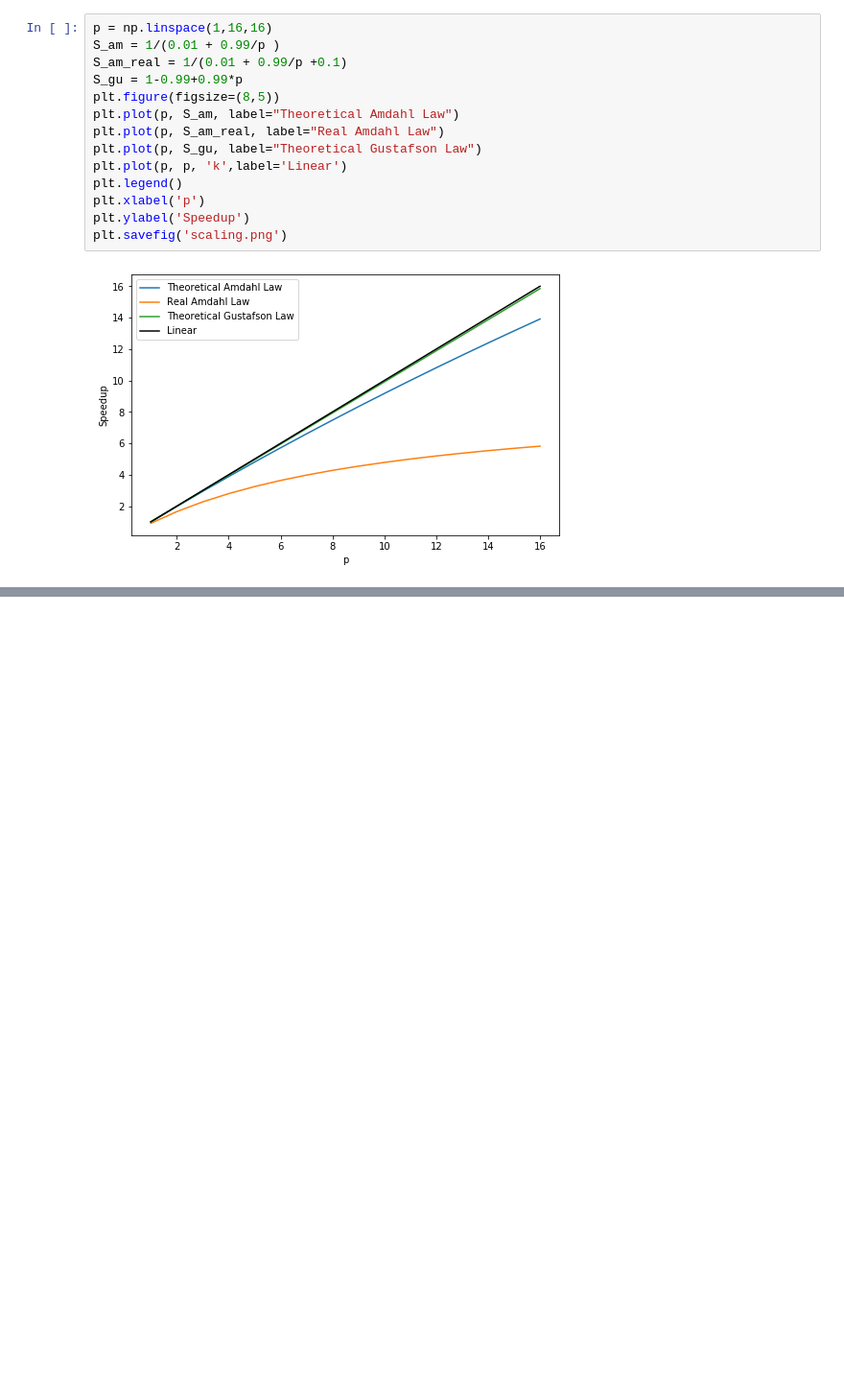
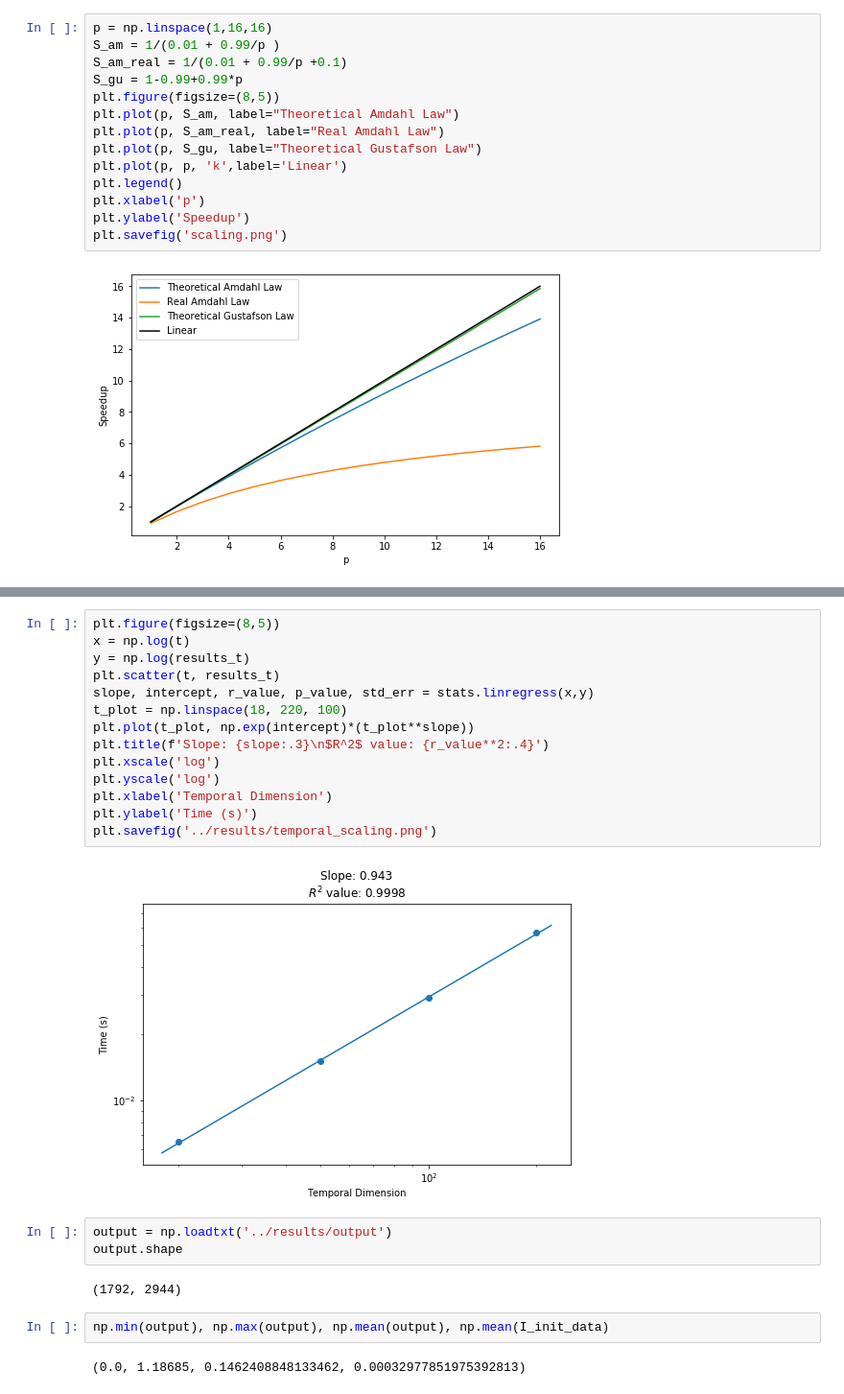
Before and after one commit to not-a-hot-dog/parallelized-disease-modeling, a Jupyter notebook: models/models.ipynb, the cells around one changed output, grey strips where cells are left out. Shown: that part at 96% size. Drawn from its saved outputs; the diff is of its cells as text; blank space fills up the shorter version.

```diff
--- a/models/models.ipynb
+++ b/models/models.ipynb
@@ -226,0 +261,25 @@ for i in range(6):
+# %%
+plt.figure(figsize=(8,5))
+x = np.log(t)
+y = np.log(results_t)
+plt.scatter(t, results_t)
+slope, intercept, r_value, p_value, std_err = stats.linregress(x,y)
+t_plot = np.linspace(18, 220, 100)
+plt.plot(t_plot, np.exp(intercept)*(t_plot**slope))
+plt.title(f'Slope: {slope:.3}\n$R^2$ value: {r_value**2:.4}')
+plt.xscale('log')
+plt.yscale('log')
+plt.xlabel('Temporal Dimension')
+plt.ylabel('Time (s)')
+plt.savefig('../results/temporal_scaling.png')
+# %% [output]
+[figure, added]
+# %%
+output = np.loadtxt('../results/output')
+output.shape
+# %% [output]
+(1792, 2944)
+# %%
+np.min(output), np.max(output), np.mean(output), np.mean(I_init_data)
+# %% [output]
+(0.0, 1.18685, 0.1462408848133462, 0.00032977851975392813)
```
Also changed, not shown: parts of 26 cells of this notebook, 5 other files.
